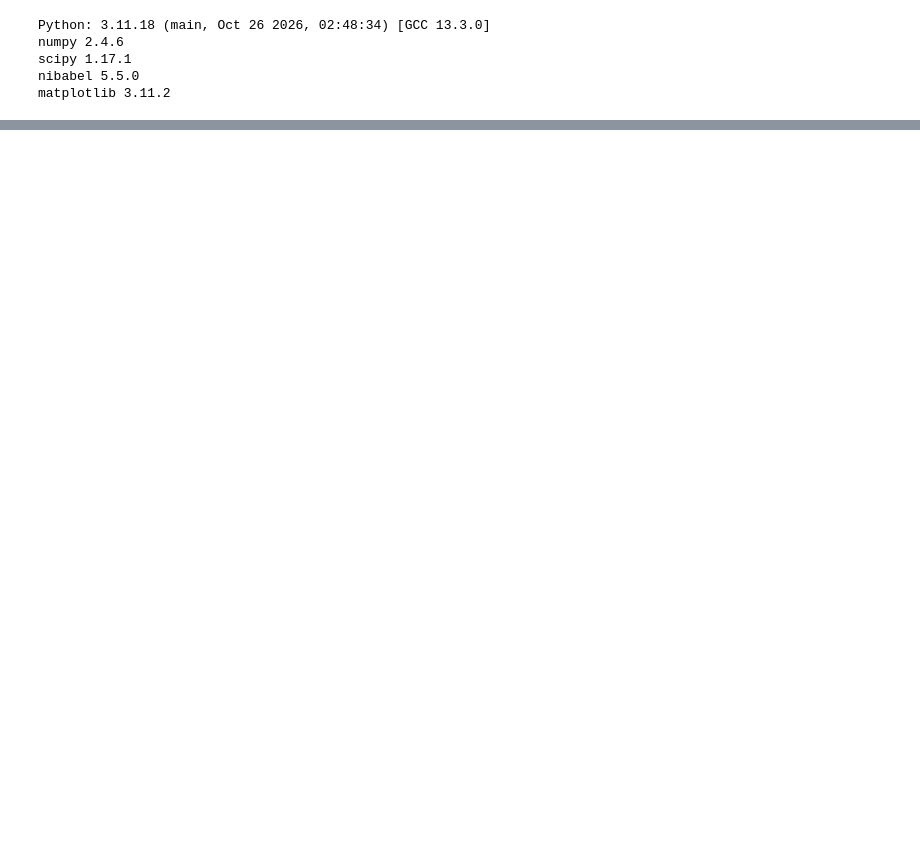
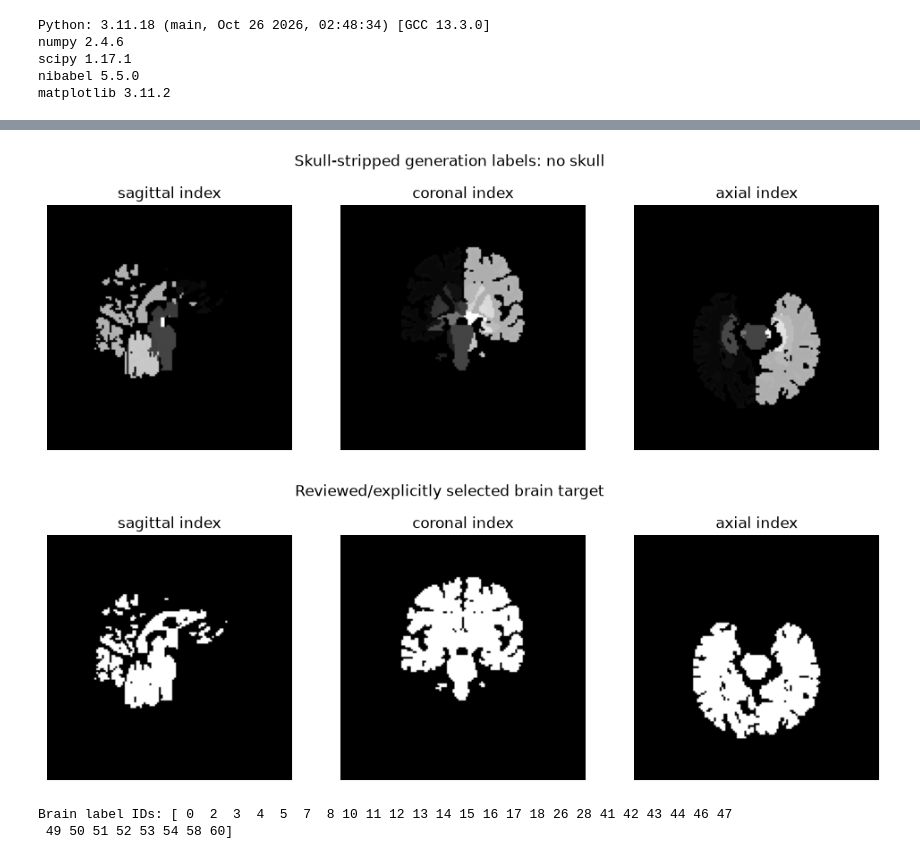
Before and after one commit to dadashkarimi/pigskin, a Jupyter notebook: notebooks/PIGTAILS_Real_Brain_Executed.ipynb, the cells around one changed output, grey strips where cells are left out. Saved outputs shown, nothing was run; the diff lists cells and outputs as text; code cells hidden in the pictures; blank space fills up the shorter version.

Commit message:
Include executed real-brain notebook and synthetic image examples

```diff
--- a/notebooks/PIGTAILS_Real_Brain_Executed.ipynb
+++ b/notebooks/PIGTAILS_Real_Brain_Executed.ipynb
@@ -482,0 +117,29 @@ The default now uses real segmented anatomy. The shown synthetic images are made
+# %%
+def views(volume, title, mask=None):
+    centre = np.array(volume.shape)//2
+    fig, axes = plt.subplots(1, 3, figsize=(12, 4))
+    for axis, (ax, name) in enumerate(zip(axes, ["sagittal index", "coronal index", "axial index"])):
+        sl = np.take(volume, centre[axis], axis=axis).T
+        ax.imshow(sl, origin="lower", cmap="gray")
+        if mask is not None:
+            ms = np.take(mask, centre[axis], axis=axis).T
+            if ms.any() and not ms.all():
+                ax.contour(ms, levels=[.5], colors="lime", linewidths=.7)
+        ax.set_title(name); ax.set_axis_off()
+    fig.suptitle(title); plt.show()
+
+
+# Strip BEFORE generating any synthetic intensities.
+generation_labels = np.where(brain_mask, labels, 0).astype(np.int32)
+stripped_water = np.where(brain_mask, water, 0).astype(np.float32) if USE_LAB_DATA else None
+assert not generation_labels[~brain_mask].any()
+if USE_LAB_DATA:
+    views(stripped_water, "Skull-stripped MRI only", brain_mask)
+views(generation_labels, "Skull-stripped generation labels: no skull")
+views(brain_mask, "Reviewed/explicitly selected brain target")
+print("Brain label IDs:", np.unique(generation_labels))
+# %% [output]
+[figure, added]
+[figure, added]
+Brain label IDs: [ 0  2  3  4  5  7  8 10 11 12 13 14 15 16 17 18 26 28 41 42 43 44 46 47
+ 49 50 51 52 53 54 58 60]
```
Also changed, not shown: parts of 43 cells of this notebook, 2 other files.
